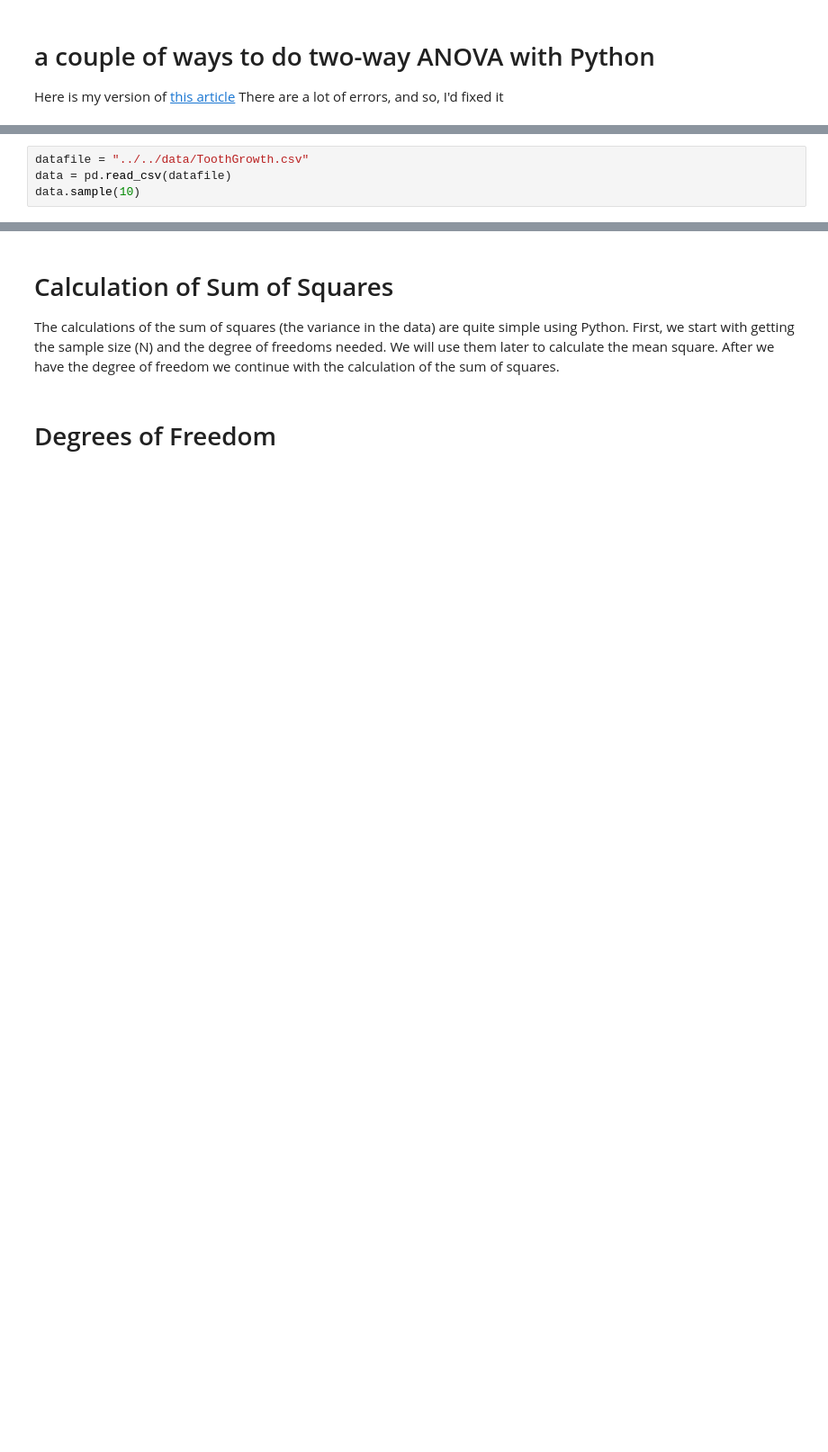
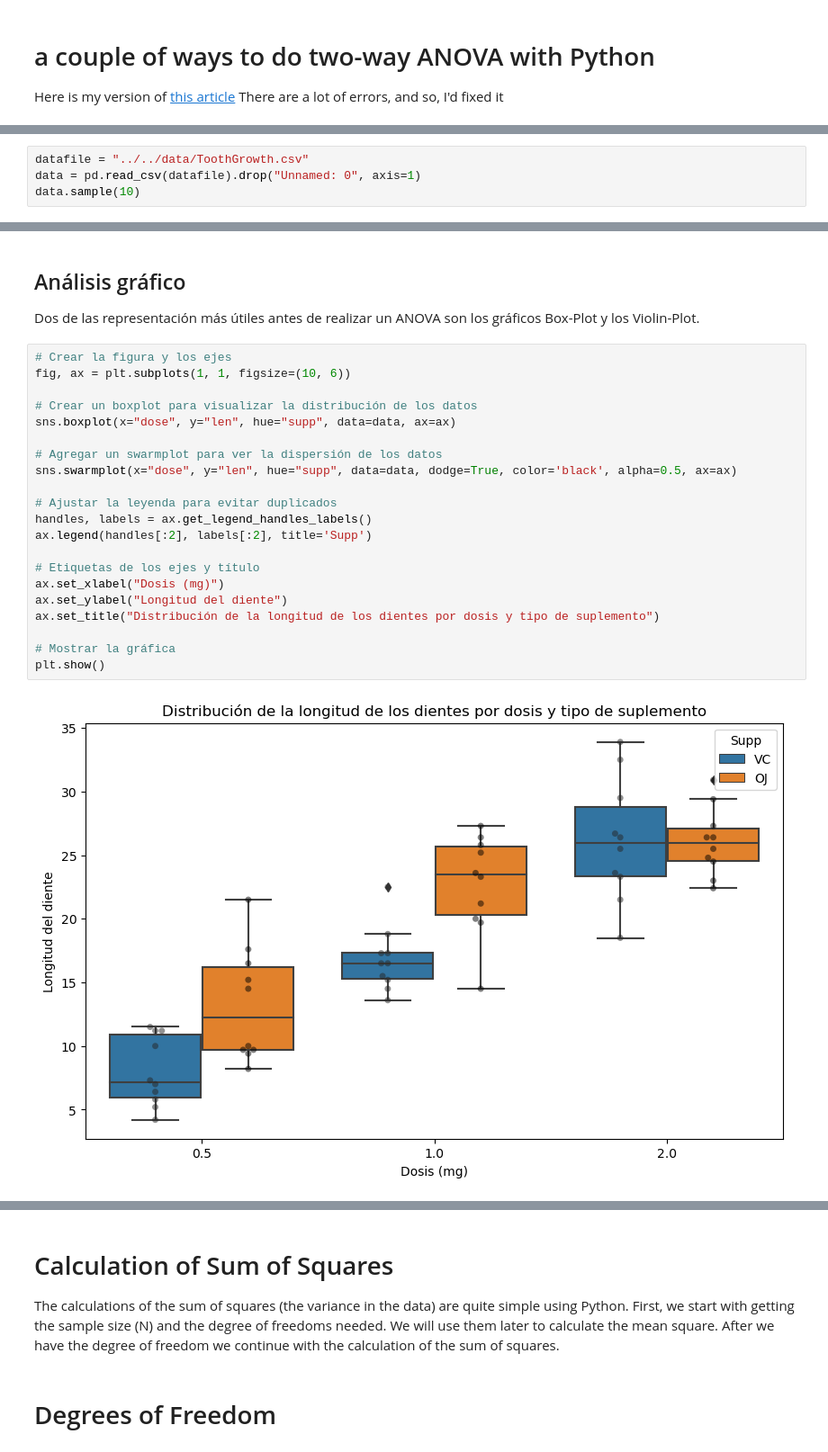
Before and after one commit to diefergil/mlcourse.ai, a Jupyter notebook: jupyter_english/tutorials/two-way-anova-with-python.ipynb, the cells around one changed output, grey strips where cells are left out. Shown: that part at 90% size. Saved outputs shown, nothing was run; the diff lists cells and outputs as text; blank space fills up the shorter version.

Commit message:
add anova with more text

```diff
--- a/jupyter_english/tutorials/two-way-anova-with-python.ipynb
+++ b/jupyter_english/tutorials/two-way-anova-with-python.ipynb
@@ -13,4 +75,4 @@ from scipy import stats
 # %%
 datafile = "../../data/ToothGrowth.csv"
-data = pd.read_csv(datafile)
+data = pd.read_csv(datafile).drop("Unnamed: 0", axis=1)
 data.sample(10)
@@ -16,0 +112,26 @@ data.sample(10)
+# %% [markdown]
+## Análisis gráfico
+Dos de las representación más útiles antes de realizar un ANOVA son los gráficos Box-Plot y los Violin-Plot.
+# %%
+# Crear la figura y los ejes
+fig, ax = plt.subplots(1, 1, figsize=(10, 6))
+
+# Crear un boxplot para visualizar la distribución de los datos
+sns.boxplot(x="dose", y="len", hue="supp", data=data, ax=ax)
+
+# Agregar un swarmplot para ver la dispersión de los datos
+sns.swarmplot(x="dose", y="len", hue="supp", data=data, dodge=True, color='black', alpha=0.5, ax=ax)
+
+# Ajustar la leyenda para evitar duplicados
+handles, labels = ax.get_legend_handles_labels()
+ax.legend(handles[:2], labels[:2], title='Supp')
+
+# Etiquetas de los ejes y título
+ax.set_xlabel("Dosis (mg)")
+ax.set_ylabel("Longitud del diente")
+ax.set_title("Distribución de la longitud de los dientes por dosis y tipo de suplemento")
+
+# Mostrar la gráfica
+plt.show()
+# %% [output]
+[figure, added]
```
Also changed, not shown: parts of 34 cells of this notebook.
